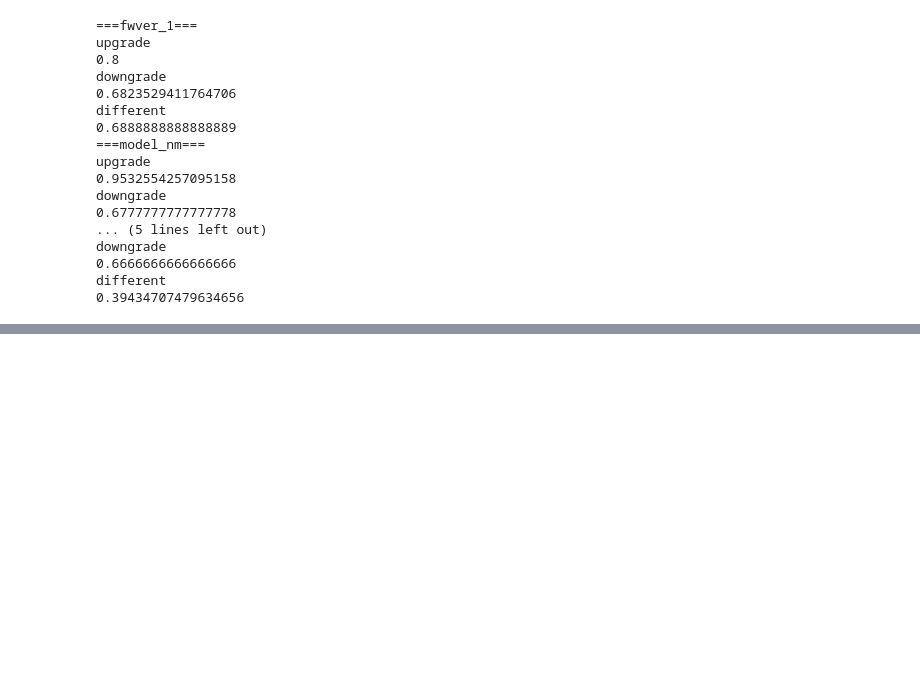
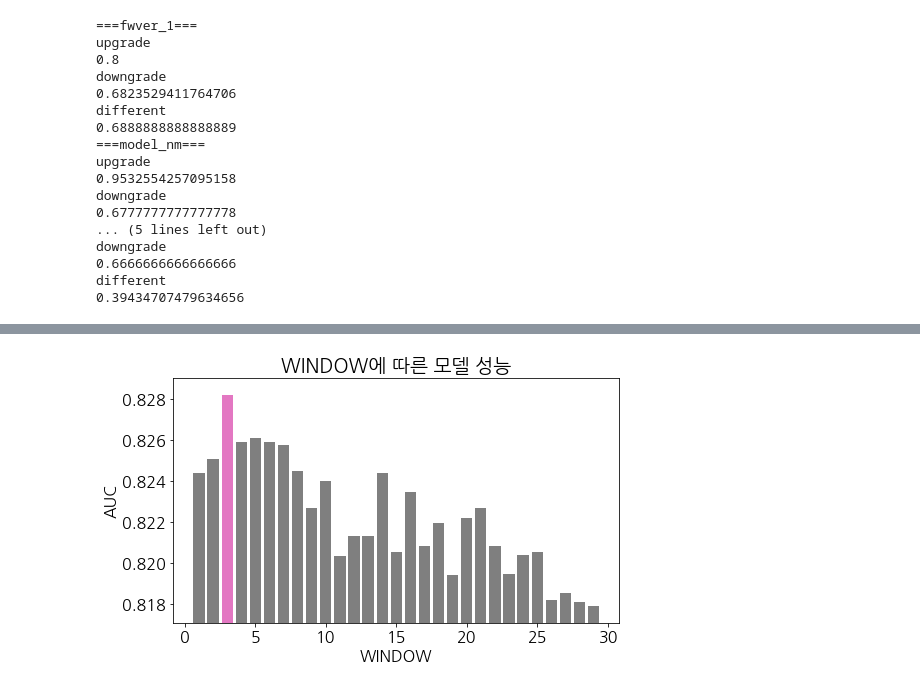
Before and after one commit to mysunk/dacon-lg-user, a Jupyter notebook: 사용자불만접수원인분석.ipynb, the cells around one changed output, grey strips where cells are left out. Cells and saved outputs as stored; diff of their text form; code cells hidden in the pictures; blank space fills up the shorter version.

```diff
--- a/사용자불만접수원인분석.ipynb
+++ b/사용자불만접수원인분석.ipynb
@@ -363,0 +342,29 @@ Text(0, 0.5, 'user index')
+# %%
+# problem user
+problem_user = (problem_arr.sum(axis=1) > 0)
+
+# 사용할 기본 파라미터 정의
+params = {
+    'boosting_type': 'gbdt',
+    'objective': 'binary',
+    'metric': 'auc',
+    'seed': 1015,
+    'verbose': 0,
+    'n_jobs':-1
+}
+
+# WINDOW를 1~30으로 바꿔가며 모델 성능 비교
+result = []
+for WINDOW in tqdm(range(1, 30)):
+    err_list = []
+    for i in range(31 - WINDOW):
+        sum_ = np.sum(err_arr[:, i:i + WINDOW, :], axis=1)
+        err_list.append(sum_)
+    err_r = np.concatenate(
+        [np.min(err_list, axis=0), np.max(err_list, axis=0), np.mean(err_list, axis=0),
+         np.median(err_list, axis=0), np.std(err_list, axis=0)], axis=1)
+
+    _, valid_probs = lgb_train_model(err_r, problem_user, params, 5, categorical_feature = None)
+    auc_score = roc_auc_score(problem_user, valid_probs)
+
+    result.append(auc_score)
@@ -363,0 +495,14 @@ Text(0, 0.5, 'user index')
+# %%
+plt.figure(figsize=(8,4.5))
+plt.bar(range(1, 1+len(result)), result, color='tab:gray')
+plt.bar([3], result[2], color='tab:pink')
+# plt.xticks(range(len(result)), range(1, 1+len(result)))
+plt.ylim((np.min(result)* 0.999, np.max(result) * 1.001))
+plt.xlabel('WINDOW')
+plt.ylabel('AUC')
+plt.title('WINDOW에 따른 모델 성능')
+if img_save:
+    plt.savefig('WINDOW에 따른 모델 성능.png')
+plt.show()
+# %% [output]
+[figure, added]
```
Also changed, not shown: parts of 42 cells of this notebook, 4 other files.
